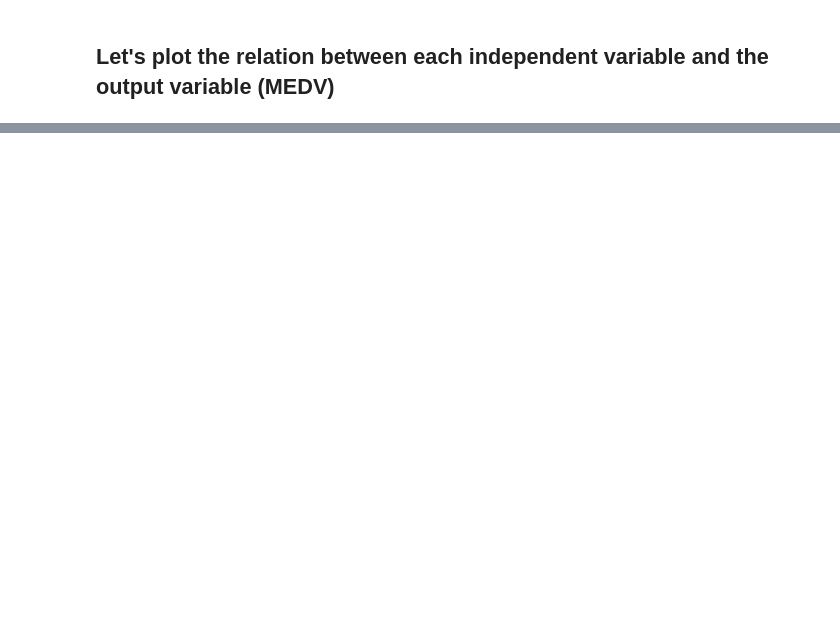
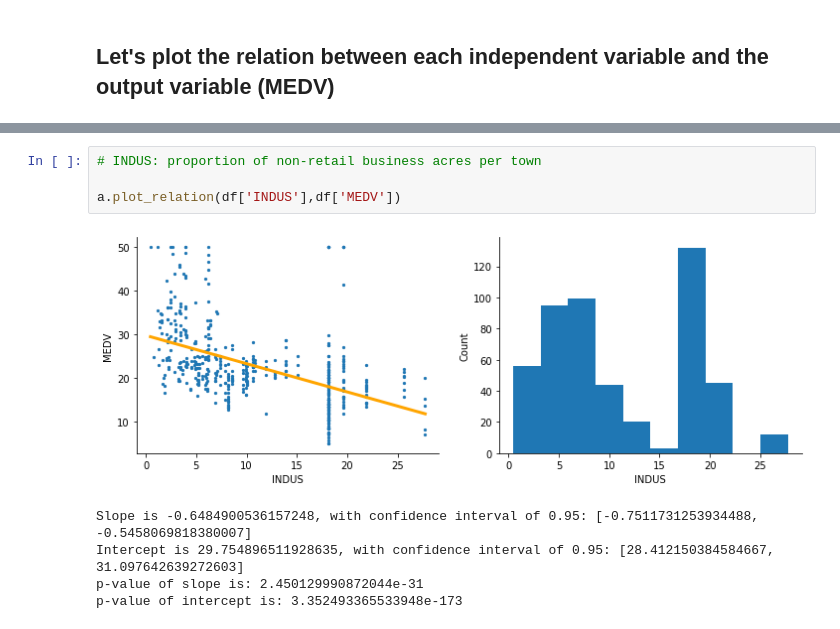
Before and after one commit to bereznik/Boston-House-Pricing, a Jupyter notebook: eda.ipynb, the cells around one changed output, grey strips where cells are left out. Drawn from its saved outputs; the diff is of its cells as text; blank space fills up the shorter version.

```diff
--- a/eda.ipynb
+++ b/eda.ipynb
@@ -138,0 +139,10 @@ plt.bar(correlations.keys(),correlations.values())
+# %%
+# INDUS: proportion of non-retail business acres per town
+
+a.plot_relation(df['INDUS'],df['MEDV'])
+# %% [output]
+[figure, added]
+Slope is -0.6484900536157248, with confidence interval of 0.95: [-0.7511731253934488, -0.5458069818380007]
+Intercept is 29.754896511928635, with confidence interval of 0.95: [28.412150384584667, 31.097642639272603]
+p-value of slope is: 2.450129990872044e-31
+p-value of intercept is: 3.352493365533948e-173
```
Also changed, not shown: parts of 39 cells of this notebook.
